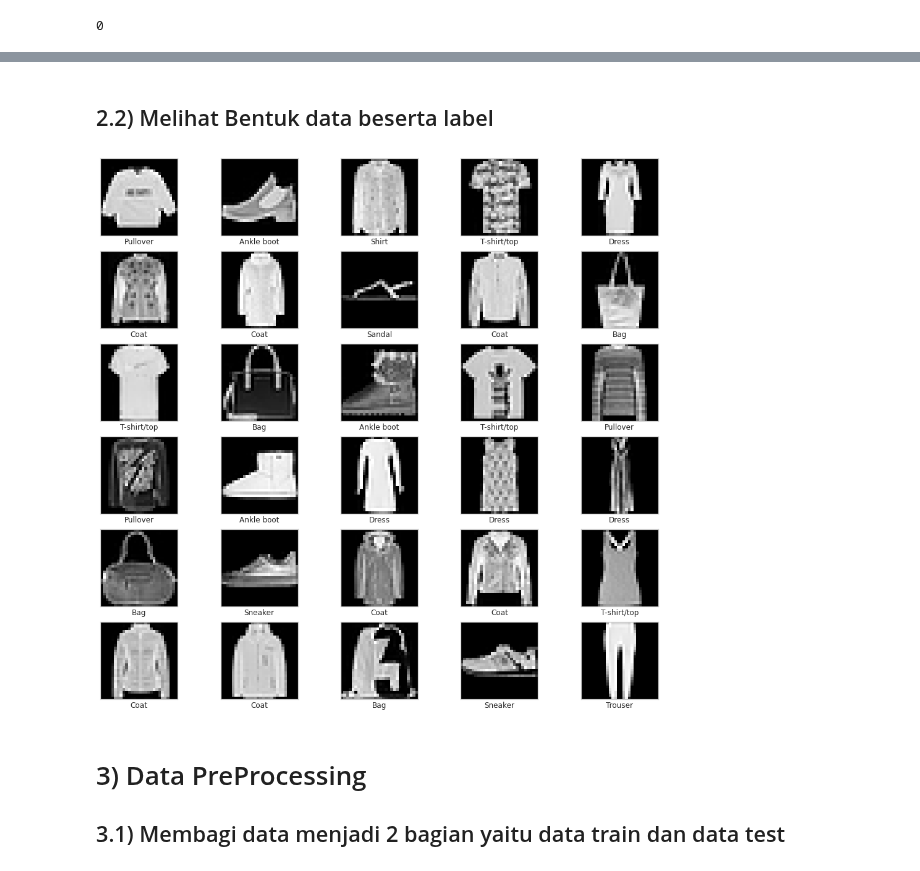
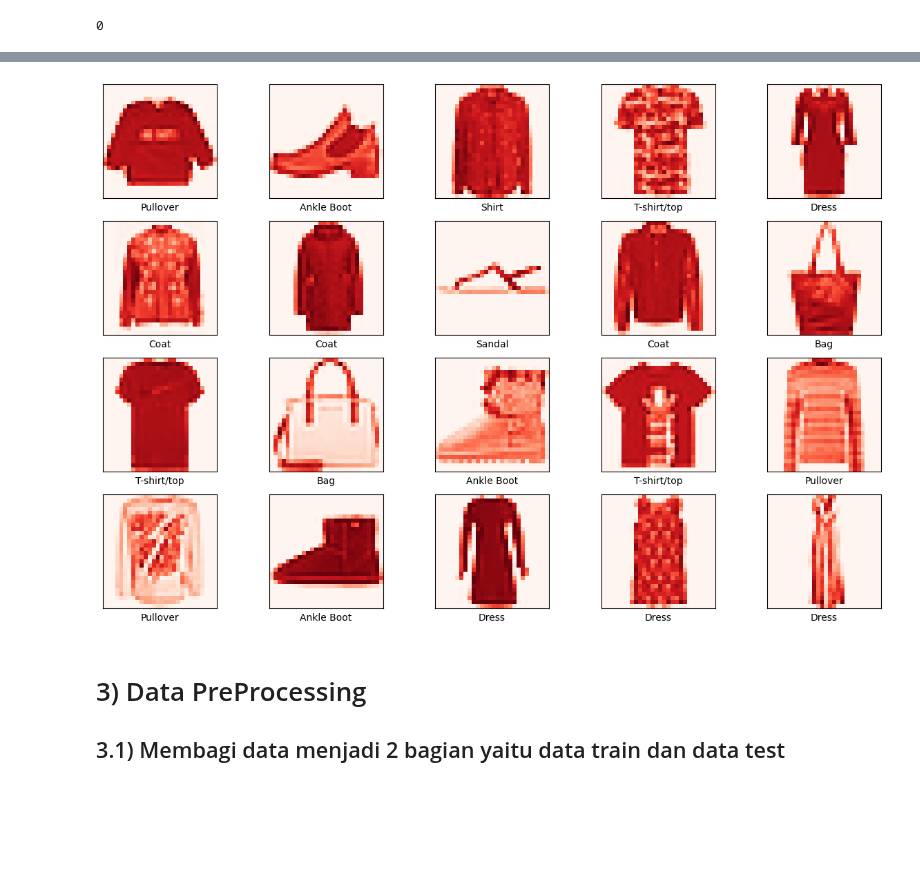
Before and after one commit to fendy07/FMNIST-DeepLearning, a Jupyter notebook: ML_01_FendyHendriyanto.ipynb, the cells around one changed output, grey strips where cells are left out. Saved outputs shown, nothing was run; the diff lists cells and outputs as text; code cells hidden in the pictures; blank space fills up the shorter version.

```diff
--- a/ML_01_FendyHendriyanto.ipynb
+++ b/ML_01_FendyHendriyanto.ipynb
@@ -147,3 +44,6 @@ pixel784 :  0
+# %%
+mnist_train = pd.read_csv('/content/drive/MyDrive/Proyek/Computer Vision/Fashion-MNIST/Dataset/fashion-mnist_train.csv')
+mnist_test = pd.read_csv('/content/drive/MyDrive/Proyek/Computer Vision/Fashion-MNIST/Dataset/fashion-mnist_test.csv')
 # %% [markdown]
 ## 1.3) Combine Dataset
 
@@ -170,4 +81,2 @@ sns.factorplot(x='label', data=fmnist, kind='count', size=3, aspect= 1.5)
-# %% [markdown]
-## 2.2) Melihat Bentuk data beserta label
 # %%
 x_data = fmnist.copy()
@@ -178,28 +85,28 @@ x_data = np.array(x_data).reshape(-1, 28, 28) / 255.0
 # %%
 labeldict = {
     0: 'T-shirt/top',
     1: 'Trouser',
     2: 'Pullover',
     3: 'Dress',
     4: 'Coat',
     5: 'Sandal',
     6: 'Shirt',
     7: 'Sneaker',
     8: 'Bag',
-    9: 'Ankle boot'
+    9: 'Ankle Boot'
 }
 
 plt.figure(figsize=(15, 15))
-for i in range(30):
+for i in range(20):
   plt.subplot(6,5,i+1)
   plt.xticks([])
   plt.yticks([])
   plt.grid(False)
-  plt.imshow(x_data[i], cmap='gray')
+  plt.imshow(x_data[i], cmap='Reds')
   plt.xlabel(labeldict[y_data[i]])
 plt.show()
 # %% [output]
-[figure, old version]
+[figure, new version]
 # %% [markdown]
 # 3) Data PreProcessing
 ## 3.1) Membagi data menjadi 2 bagian yaitu data train dan data test
```
Also changed, not shown: parts of 71 cells of this notebook.
